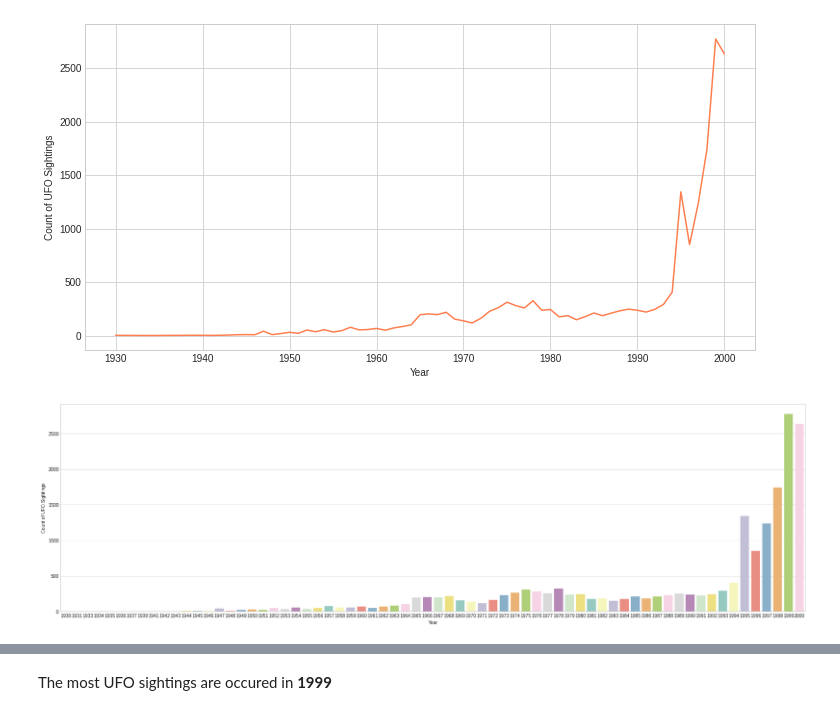
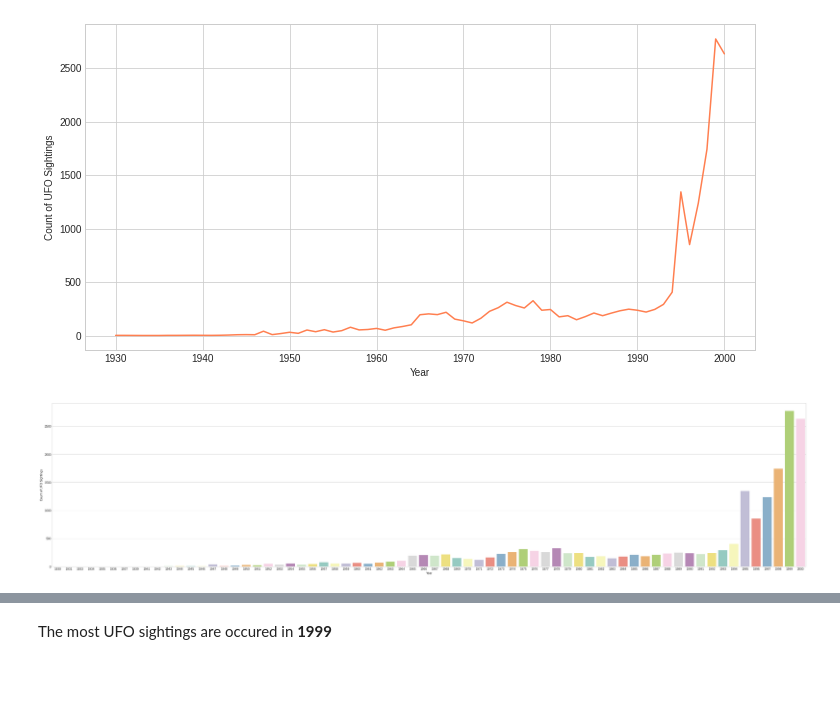
Before and after one commit to syamkakarla98/DataScience_Head_Start, a Jupyter notebook: UFO_Sightings.ipynb, the cells around one changed output, grey strips where cells are left out. Saved outputs shown, nothing was run; the diff lists cells and outputs as text; code cells hidden in the pictures; blank space fills up the shorter version.

Commit message:
Adding plots

```diff
--- a/UFO_Sightings.ipynb
+++ b/UFO_Sightings.ipynb
@@ -240,12 +240,12 @@ plt.ylabel('Count of UFO Sightings');
 # %% [output]
 [figure]
 # %%
-plt.figure(figsize=(28,  8))
+plt.figure(figsize=(45,  10))
 sns.barplot(x = d.index, y = d, palette='Set3')
 plt.xlabel('Year')
 plt.ylabel('Count of UFO Sightings');
 # %% [output]
-[figure, old version]
+[figure, new version]
 # %%
 # To see the plotly graph, use colab
 import plotly.express as px
```
